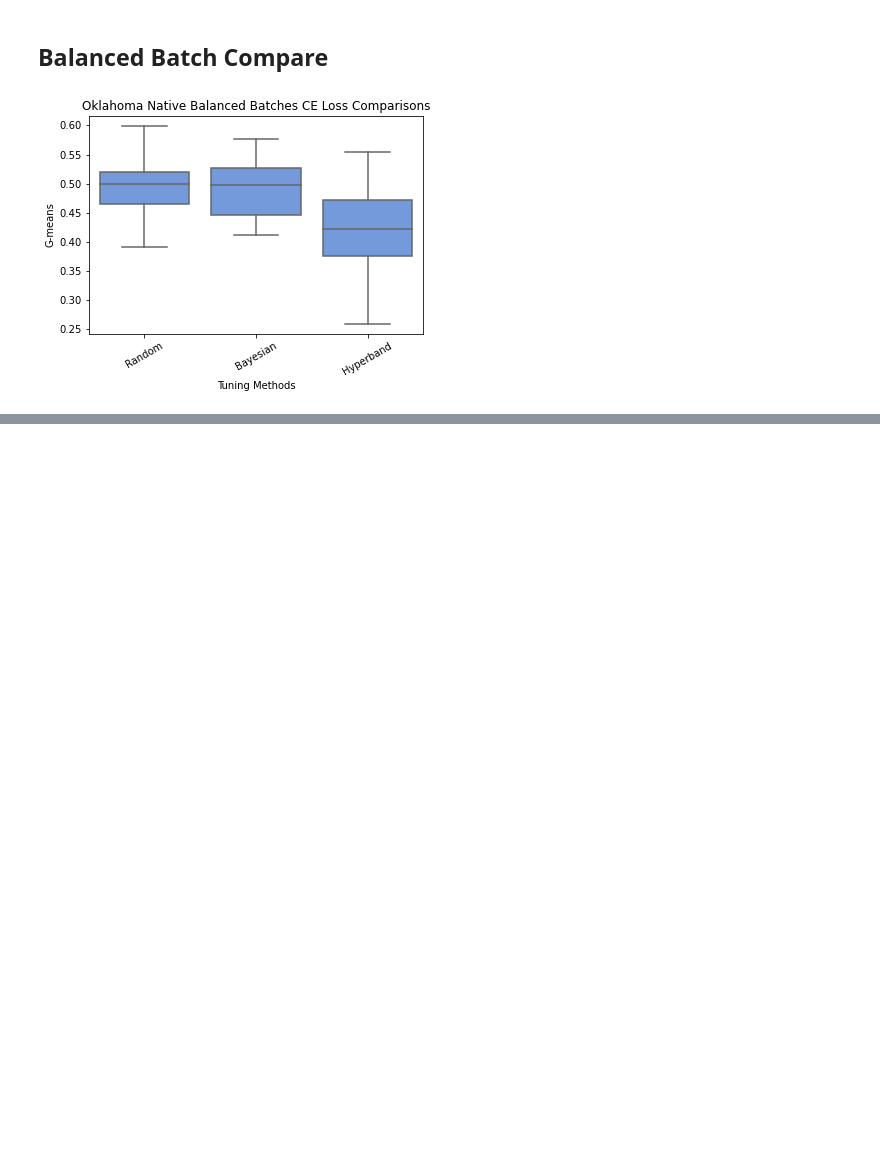
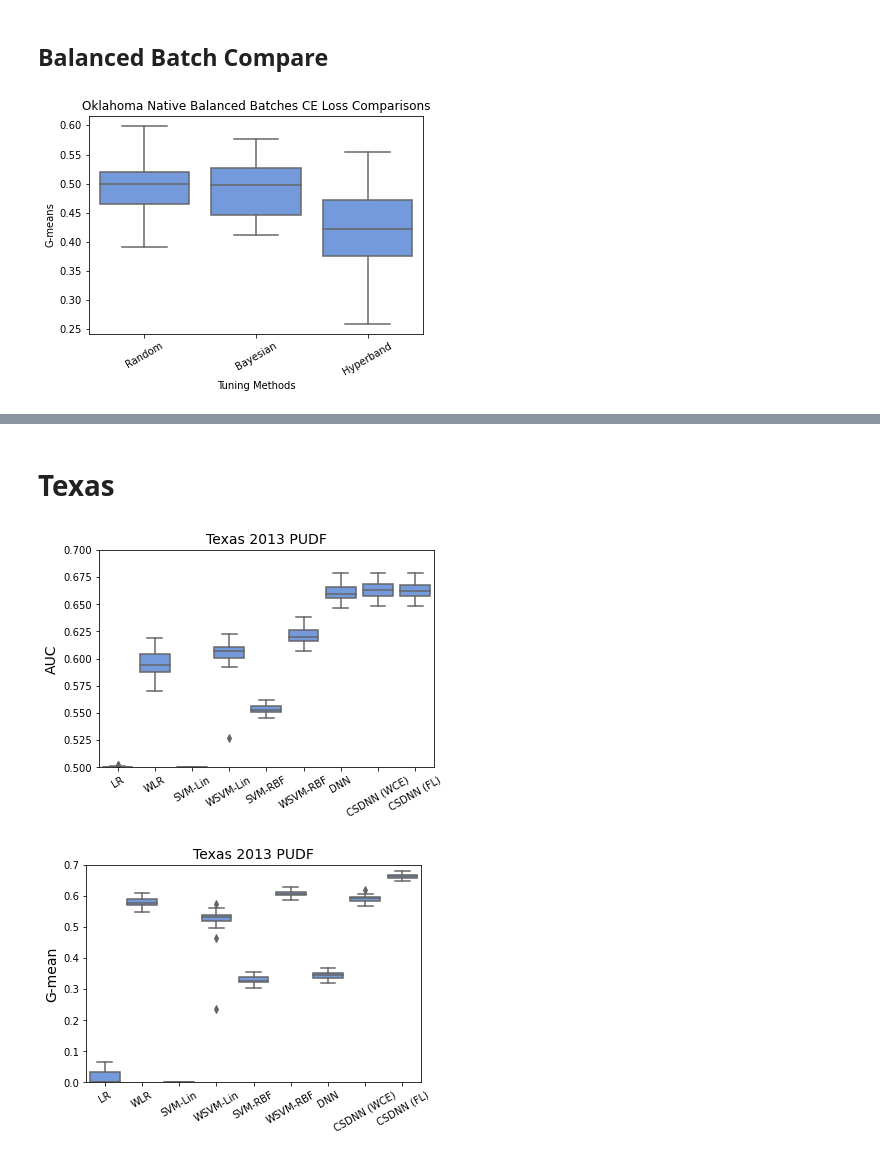
Before and after one commit to rachellb/Bennett_OUDSA5900, a Jupyter notebook: Descriptions/ResultsPlots.ipynb, the cells around one changed output, grey strips where cells are left out. Saved outputs shown, nothing was run; the diff lists cells and outputs as text; code cells hidden in the pictures; blank space fills up the shorter version.

```diff
--- a/Descriptions/ResultsPlots.ipynb
+++ b/Descriptions/ResultsPlots.ipynb
@@ -469,0 +574,78 @@ plt.show()
+# %% [markdown]
+# Texas
+# %%
+data = 'Texas'
+
+parent = os.path.dirname(os.getcwd())
+
+logAUC = np.load(os.path.join(parent, 'BoxPlots/', 'AUC/' + data + '/log_auc.npy'))
+logWeightAUC = np.load(os.path.join(parent, 'BoxPlots/','AUC/' + data + '/logWeight_auc.npy'))
+
+svmLinAUC = np.load(os.path.join(parent, 'BoxPlots/','AUC/' + data + '/SVMLin_auc.npy'))
+svmLinWeightAUC = np.load(os.path.join(parent, 'BoxPlots/','AUC/' + data + '/SVMLinWeight_auc.npy'))
+
+svmRBFAUC = np.load(os.path.join(parent, 'BoxPlots/','AUC/' + data + '/SVMRBF_auc.npy'))
+svmRBFWeightAUC = np.load(os.path.join(parent, 'BoxPlots/','AUC/' + data + '/SVMRBFWeight_auc.npy'))
+
+#DNN = np.load(os.path.join(parent, 'BoxPlots/','AUC/' + data + '/DNN_auc.npy'))
+#CSDNN = np.load(os.path.join(parent, 'BoxPlots/','AUC/' + data + '/CSDNN_auc.npy'))
+
+DNN = [0.6554155349731445, 0.656138002872467, 0.6524182558059692, 0.6645488739013672, 0.659263551235199, 0.6658438444137573, 0.6585919260978699, 0.6724326014518738, 0.6649152636528015, 0.6572024822235107, 0.6647369861602783, 0.6529985070228577, 0.6469423770904541, 0.6582251787185669, 0.6593493819236755, 0.6641704440116882, 0.6744422316551208, 0.6741927862167358, 0.6571906805038452, 0.6677724123001099, 0.6545686721801758, 0.6497185230255127, 0.6580217480659485, 0.67836594581604, 0.6554616093635559, 0.6570390462875366, 0.6682471036911011, 0.6693865060806274, 0.657170832157135, 0.6704819202423096, 0.6725427508354187, 0.6578121185302734, 0.6532428860664368, 0.6464844942092896, 0.6624728441238403, 0.6649773120880127, 0.6580352783203125, 0.6612235903739929, 0.674673855304718, 0.6587862968444824, 0.662359356880188, 0.655402421951294, 0.656591534614563, 0.6518529057502747, 0.6554012298583984, 0.6650369763374329, 0.6652970910072327, 0.666218101978302, 0.6730774641036987, 0.65073561668396]
+CSDNN = [0.6561829, 0.6563234, 0.65525085, 0.6724681, 0.6623607, 0.6687087, 0.65945035, 0.6744325, 0.6661791, 0.6587998, 0.6641351, 0.6547289, 0.64795166, 0.65859073, 0.6592124, 0.66773164, 0.67412484, 0.67596155, 0.65777665, 0.6687223, 0.65457344, 0.6515704, 0.6589427, 0.67879033, 0.65858394, 0.65985364, 0.6685172, 0.6706856, 0.65771997, 0.6698235, 0.6753446, 0.6593183, 0.65418035, 0.64988333, 0.66473615, 0.6666249, 0.6588048, 0.6628707, 0.67722356, 0.6615047, 0.6644671, 0.6649504, 0.66407627, 0.65082073, 0.65703875, 0.6655438, 0.66507965, 0.66677195, 0.67396563, 0.65656185]
+CSDNNFL = [0.6549152135848999, 0.6558568477630615, 0.6550260782241821, 0.6723521947860718, 0.6599668264389038, 0.6689961552619934, 0.6598379611968994, 0.6743229031562805, 0.66634601354599, 0.6589312553405762, 0.6644132733345032, 0.6537855863571167, 0.6480781435966492, 0.6586068868637085, 0.6595781445503235, 0.6671280860900879, 0.6740486025810242, 0.6761791706085205, 0.6578359603881836, 0.667838990688324, 0.6548725366592407, 0.6508557200431824, 0.6586705446243286, 0.6785315275192261, 0.6588424444198608, 0.6597940325737, 0.6679134368896484, 0.6714135408401489, 0.6576091051101685, 0.6693313717842102, 0.6758384704589844, 0.6595399379730225, 0.6531185507774353, 0.6498880982398987, 0.6651637554168701, 0.6662071347236633, 0.6589258909225464, 0.6622872352600098, 0.6761903166770935, 0.6614277362823486, 0.6649857759475708, 0.6648510098457336, 0.6643334627151489, 0.6514975428581238, 0.6569932699203491, 0.6657391786575317, 0.6648776531219482, 0.6670934557914734, 0.6739480495452881, 0.6568173170089722]
+
+AUCs = pd.DataFrame({"LR": logAUC,
+                     "WLR": logWeightAUC,
+                     "SVM-Lin": svmLinAUC,
+                     "WSVM-Lin": svmLinWeightAUC,
+                     "SVM-RBF": svmRBFAUC,
+                     "WSVM-RBF": svmRBFWeightAUC,
+                     "DNN": DNN,
+                     "CSDNN (WCE)": CSDNN,
+                     "CSDNN (FL)": CSDNNFL})
+
+g = sns.boxplot(data=AUCs, color='cornflowerblue')
+g.set_title('Texas 2013 PUDF', fontsize=14)
+g.set_ylabel('AUC', fontsize=14)
+g.set_xticklabels(g.get_xticklabels(), rotation=30)
+plt.ylim(0.5,0.7)
+plt.savefig('AUCTXBox.png', dpi=400, bbox_inches="tight")
+plt.show()
+
+logGmean = np.load(os.path.join(parent, 'BoxPlots/','Gmean/' + data + '/log_gmean.npy'))
+logWeightGmean = np.load(os.path.join(parent, 'BoxPlots/','Gmean/' + data + '/logWeight_gmean.npy'))
+
+svmLinGmean = np.load(os.path.join(parent, 'BoxPlots/','Gmean/' + data + '/SVMLin_gmean.npy'))
+svmLinWeightGmean = np.load(os.path.join(parent, 'BoxPlots/','Gmean/' + data + '/SVMLinWeight_gmean.npy'))
+
+svmRBFGmean = np.load(os.path.join(parent, 'BoxPlots/','Gmean/' + data + '/SVMRBF_gmean.npy'))
+svmRBFWeightGmean = np.load(os.path.join(parent, 'BoxPlots/','Gmean/' + data + '/SVMRBFWeight_gmean.npy'))
+
+
+#DNN = np.load(os.path.join(parent, 'BoxPlots/','Gmean/' + data + '/DNN_gmean.npy'))
+#CSDNN = np.load(os.path.join(parent, 'BoxPlots/','Gmean/' + data + '/CSDNN_gmean.npy'))
+
+
+DNN = [0.33528968463775277, 0.33006536398871456, 0.3434289557019884, 0.33851237655896665, 0.33232943434518725, 0.33441302487802227, 0.35535382229561074, 0.3564369936825621, 0.35826516151294086, 0.3484578870288201, 0.345493169627602, 0.35237700529275845, 0.33213222181671925, 0.3583742613222433, 0.3280656467302024, 0.32911270402988463, 0.35155424689720133, 0.3544838995646201, 0.35248909939820033, 0.3342532278222252, 0.3494268084617149, 0.322576670871782, 0.34751111598955625, 0.3679538686377633, 0.33008947324661453, 0.3426405084544515, 0.3374508692978244, 0.35938310625153275, 0.32258599013987566, 0.3592633083290443, 0.35239229423555674, 0.34138305995114726, 0.33629376156600743, 0.3364496675694781, 0.35155424689720133, 0.34253650315198325, 0.3353141808302492, 0.34357326922916015, 0.34947227457236296, 0.3495430066984579, 0.34744078079599705, 0.3504231597961437, 0.33108134564297576, 0.34759180667265666, 0.3395022612582865, 0.32700092987894597, 0.3642499357640493, 0.35549262937543247, 0.35531760267684415, 0.318311007648809]
+CSDNNWCE = [0.5727446498967085, 0.5817351797486024, 0.588679551204025, 0.5985993574798375, 0.5924094808012872, 0.5926631274367399, 0.5865429217895102, 0.5977153042727228, 0.5965820553119253, 0.5817140804112538, 0.5909323732445078, 0.573220301014783, 0.5884667673506618, 0.5869763129978951, 0.5872202702163081, 0.5950709549536748, 0.6058345321660839, 0.5969526773939299, 0.604278335880638, 0.5866712423002749, 0.5736849774690286, 0.6062800478091738, 0.585501264388607, 0.6037467561355819, 0.5871955815542965, 0.5764946887396094, 0.6038655756404032, 0.5924842814184549, 0.581916874240113, 0.5963388913817833, 0.5948622557085064, 0.5917427470165971, 0.5793342026892564, 0.5817424018884383, 0.5932505539715911, 0.596763710585132, 0.5792300563057203, 0.5859880923044948, 0.6190678107139518, 0.5803863106284605, 0.6002325850497603, 0.5942848995753891, 0.5958663832267138, 0.5699881421723161, 0.5903715889960105, 0.5998822015904782, 0.5934789063878287, 0.5940998999626835, 0.5940252207413225, 0.5686421957809881]
+CSDNNFL = [0.6160696409756691, 0.6138956368489217, 0.6085308067889093, 0.6242263036094077, 0.611866678243133, 0.6236745731061106, 0.6153381942410632, 0.6266837516967178, 0.6160370002706135, 0.6151556159324166, 0.619885990728729, 0.6107938698097611, 0.6060479334960746, 0.6114813704146395, 0.6147452860727549, 0.6228582066187084, 0.6259431226918455, 0.6264559640404975, 0.6138114786953909, 0.6233095621090371, 0.6109756266564593, 0.6036346470174521, 0.6120055625021749, 0.631193199188677, 0.615148020510198, 0.6171334949515904, 0.6198147764637657, 0.6235670149982238, 0.6175696987097243, 0.6234533990854321, 0.6274500486117573, 0.6150105086838543, 0.6098085971905566, 0.6025844306726497, 0.6191263047211382, 0.6207642863483382, 0.6178420947890387, 0.6197572062373594, 0.6256015005168256, 0.6164814431890571, 0.6194985017303664, 0.6199033082624427, 0.6201439557245395, 0.6073000054682319, 0.6114540490703575, 0.6161228918247055, 0.6181230528491874, 0.619172907673704, 0.6273040753106355, 0.6150276198942644]
+gmean = pd.DataFrame({"LR": logGmean,
+                      "WLR": logWeightGmean,
+                      "SVM-Lin": svmLinGmean,
+                      "WSVM-Lin": svmLinWeightGmean,
+                      "SVM-RBF": svmRBFGmean,
+                      "WSVM-RBF": svmRBFWeightGmean,
+                      "DNN": DNN,
+                      "CSDNN (WCE)": CSDNNWCE,
+                      "CSDNN (FL)": CSDNN})
+
+g = sns.boxplot(data=gmean, color='cornflowerblue')
+g.set_title('Texas 2013 PUDF', fontsize=14)
+g.set_ylabel('G-mean', fontsize=14)
+g.set_xticklabels(g.get_xticklabels(), rotation=30)
+plt.ylim(0, 0.7)
+plt.savefig('GmeanTXBox.png', dpi=400, bbox_inches="tight")
+plt.show()
+# %% [output]
+[figure, added]
+[figure, added]
```
Also changed, not shown: parts of 14 cells of this notebook, 6 other files.
